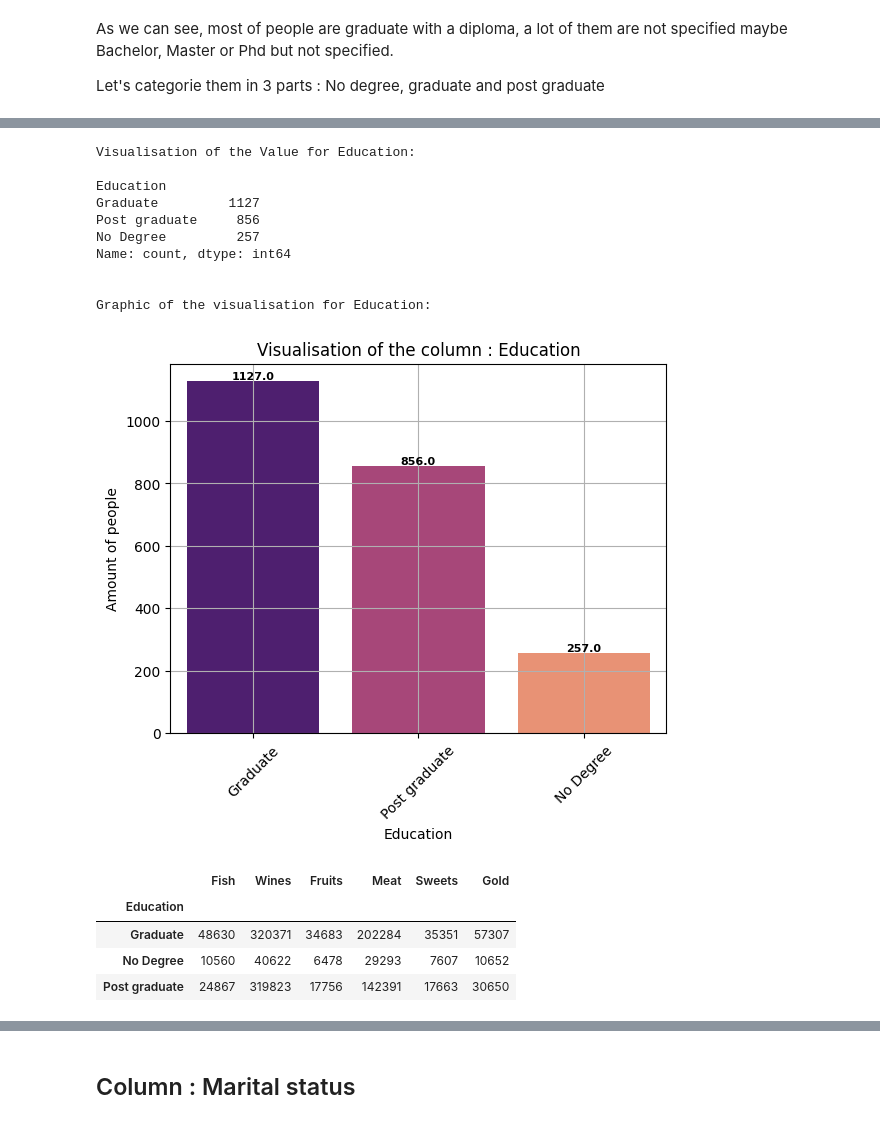
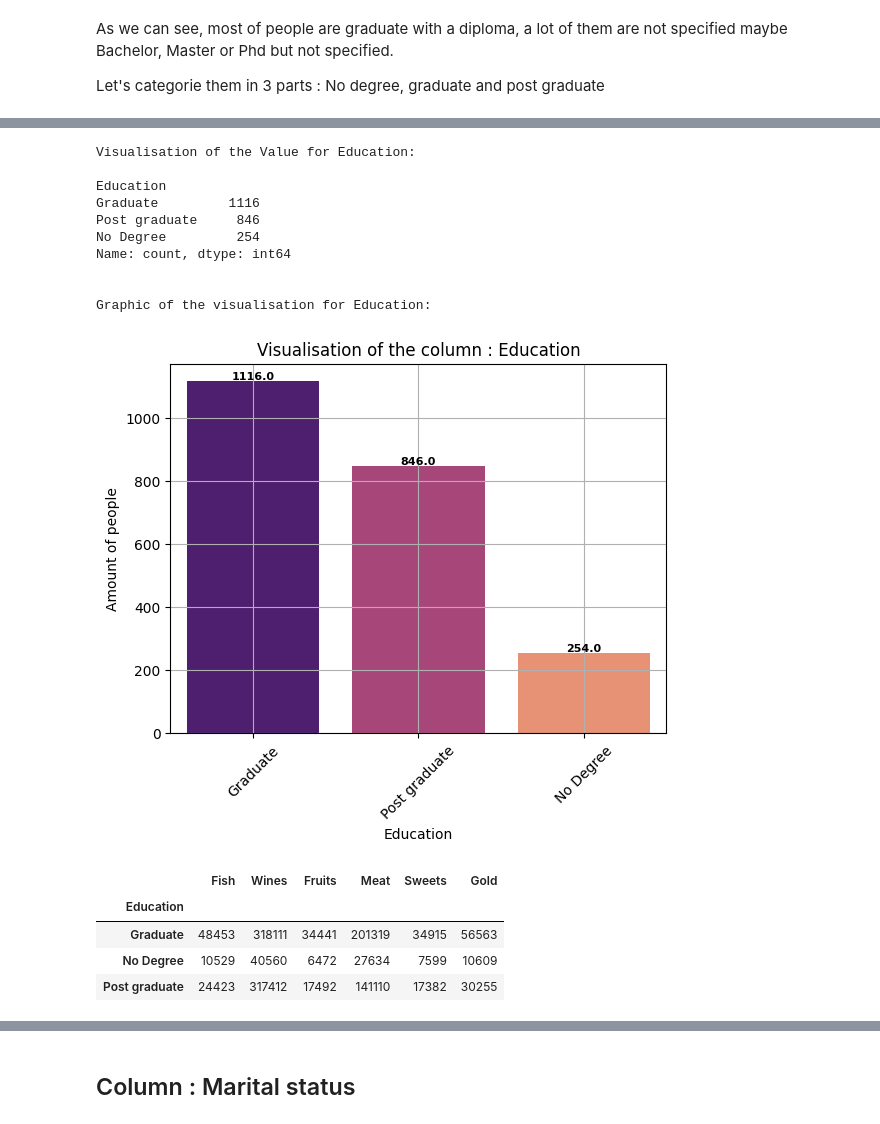
Before and after one commit to AurelienGgt/Customer-Personality-Analysis, a Jupyter notebook: Analyse.ipynb, the cells around one changed output, grey strips where cells are left out. Drawn from its saved outputs; the diff is of its cells as text; code cells hidden in the pictures.

```diff
--- a/Analyse.ipynb
+++ b/Analyse.ipynb
@@ -42,2 +245,6 @@ The number of missing value are : 29
+# %%
+df = df.dropna() # removed the missing value here
 # %% [markdown]
 ### Modify the date
+# %%
+df['Dt_Customer'] = pd.to_datetime(df['Dt_Customer'], format='%d-%m-%Y') # Changed the format to date
@@ -185,25 +398,25 @@ categorical_visualisation("Education")
 Visualisation of the Value for Education:
 
 Education
-Graduate         1127
-Post graduate     856
-No Degree         257
+Graduate         1116
+Post graduate     846
+No Degree         254
 Name: count, dtype: int64
 
 
 Graphic of the visualisation for Education:
-[figure, old version]
+[figure, new version]
 # %%
 # Easier for the visualisation
-education_df = df.groupby(['Education']).sum()
+education_df = df.groupby(['Education']).sum(numeric_only=True)# added numeric_only=True because error with date?
 education_df = education_df[['Fish','Wines','Fruits','Meat','Sweets','Gold']]
 education_df
 # %% [output]
 |  | Fish | Wines | Fruits | Meat | Sweets | Gold |
 | Education |  |  |  |  |  |  |
-| Graduate | 48630 | 320371 | 34683 | 202284 | 35351 | 57307 |
-| No Degree | 10560 | 40622 | 6478 | 29293 | 7607 | 10652 |
-| Post graduate | 24867 | 319823 | 17756 | 142391 | 17663 | 30650 |
+| Graduate | 48453 | 318111 | 34441 | 201319 | 34915 | 56563 |
+| No Degree | 10529 | 40560 | 6472 | 27634 | 7599 | 10609 |
+| Post graduate | 24423 | 317412 | 17492 | 141110 | 17382 | 30255 |
 # %%
 visualisation_groupby(education_df)
 # %% [output]
```
Also changed, not shown: parts of 42 cells of this notebook.
